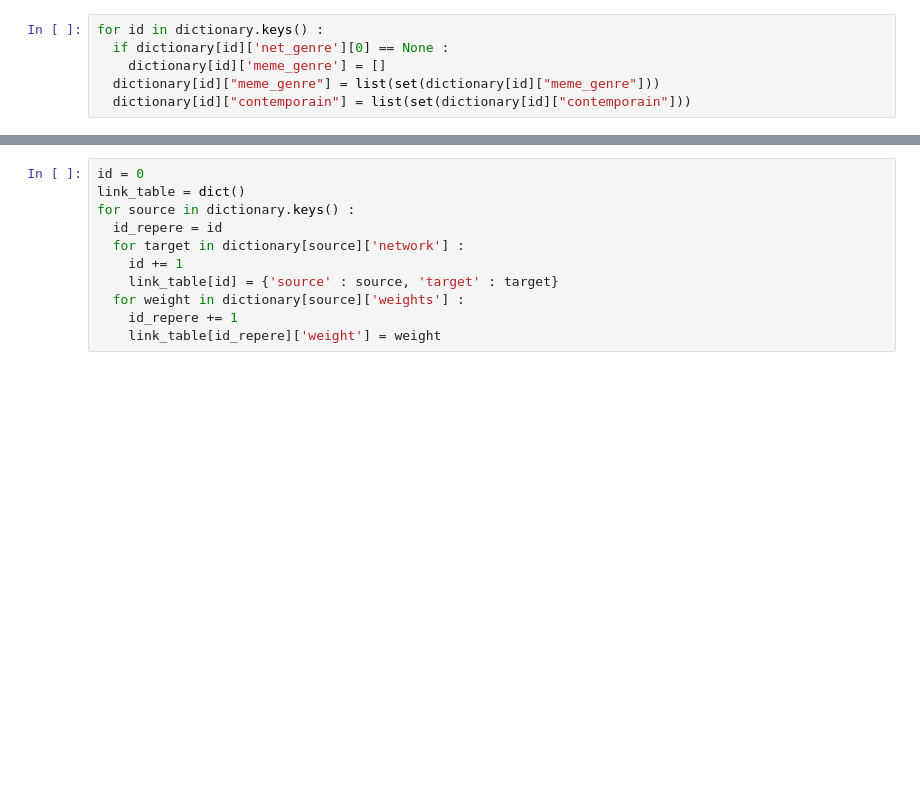
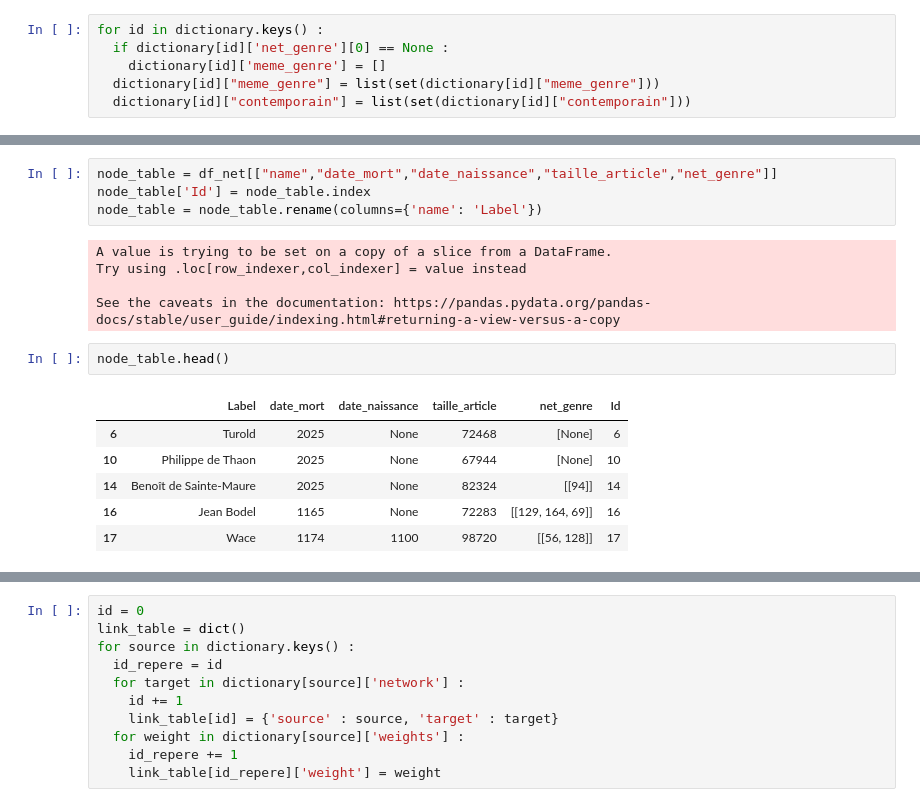
Before and after one commit to ChabiMax/author_network, a Jupyter notebook: Notebook scraping.ipynb, the cells around one changed output, grey strips where cells are left out. Saved outputs shown, nothing was run; the diff lists cells and outputs as text; blank space fills up the shorter version.

```diff
--- a/Notebook scraping.ipynb
+++ b/Notebook scraping.ipynb
@@ -210,3 +210,21 @@ df_net.head()
 | 14 | Benoît de Sainte-Maure | https://fr.wikipedia.org/wiki/Ben... | 2025 | None | 82324 | [17] | [1] | [[94]] | [1538, 1542, 1545, 1550, 529, 155... | ... |
 | 16 | Jean Bodel | https://fr.wikipedia.org/wiki/Jea... | 1165 | None | 72283 | [23, 43] | [1, 1] | [[129, 164, 69]] | [] | ... |
 | 17 | Wace | https://fr.wikipedia.org/wiki/Wace | 1174 | 1100 | 98720 | [19] | [2] | [[56, 128]] | [536, 554] | ... |
+# %%
+node_table = df_net[["name","date_mort","date_naissance","taille_article","net_genre"]]
+node_table['Id'] = node_table.index
+node_table = node_table.rename(columns={'name': 'Label'})
+# %% [output]
+A value is trying to be set on a copy of a slice from a DataFrame.
+Try using .loc[row_indexer,col_indexer] = value instead
+
+See the caveats in the documentation: https://pandas.pydata.org/pandas-docs/stable/user_guide/indexing.html#returning-a-view-versus-a-copy
+# %%
+node_table.head()
+# %% [output]
+|  | Label | date_mort | date_naissance | taille_article | net_genre | Id |
+| 6 | Turold | 2025 | None | 72468 | [None] | 6 |
+| 10 | Philippe de Thaon | 2025 | None | 67944 | [None] | 10 |
+| 14 | Benoît de Sainte-Maure | 2025 | None | 82324 | [[94]] | 14 |
+| 16 | Jean Bodel | 1165 | None | 72283 | [[129, 164, 69]] | 16 |
+| 17 | Wace | 1174 | 1100 | 98720 | [[56, 128]] | 17 |
```
Also changed, not shown: parts of 1 cell of this notebook.
